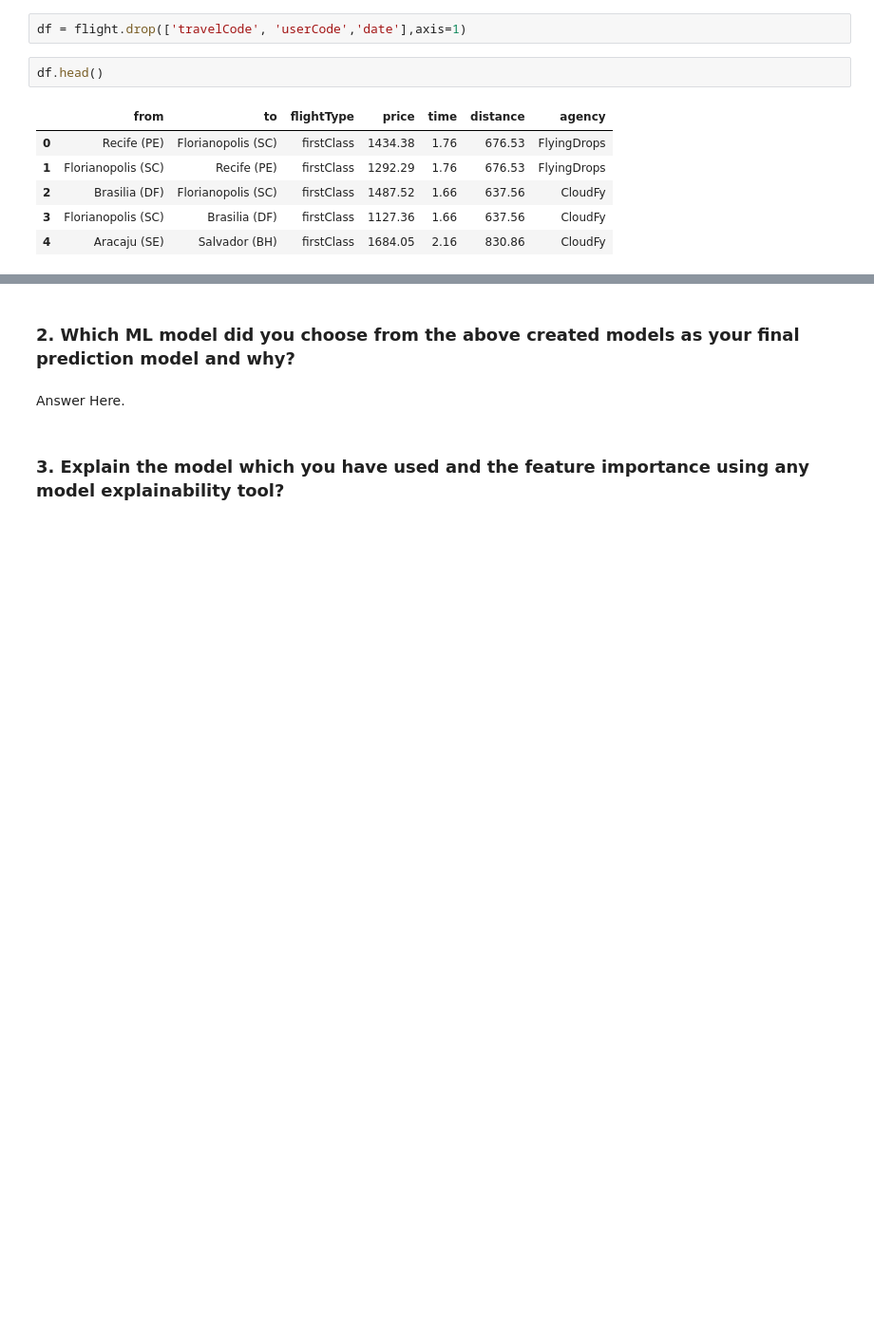
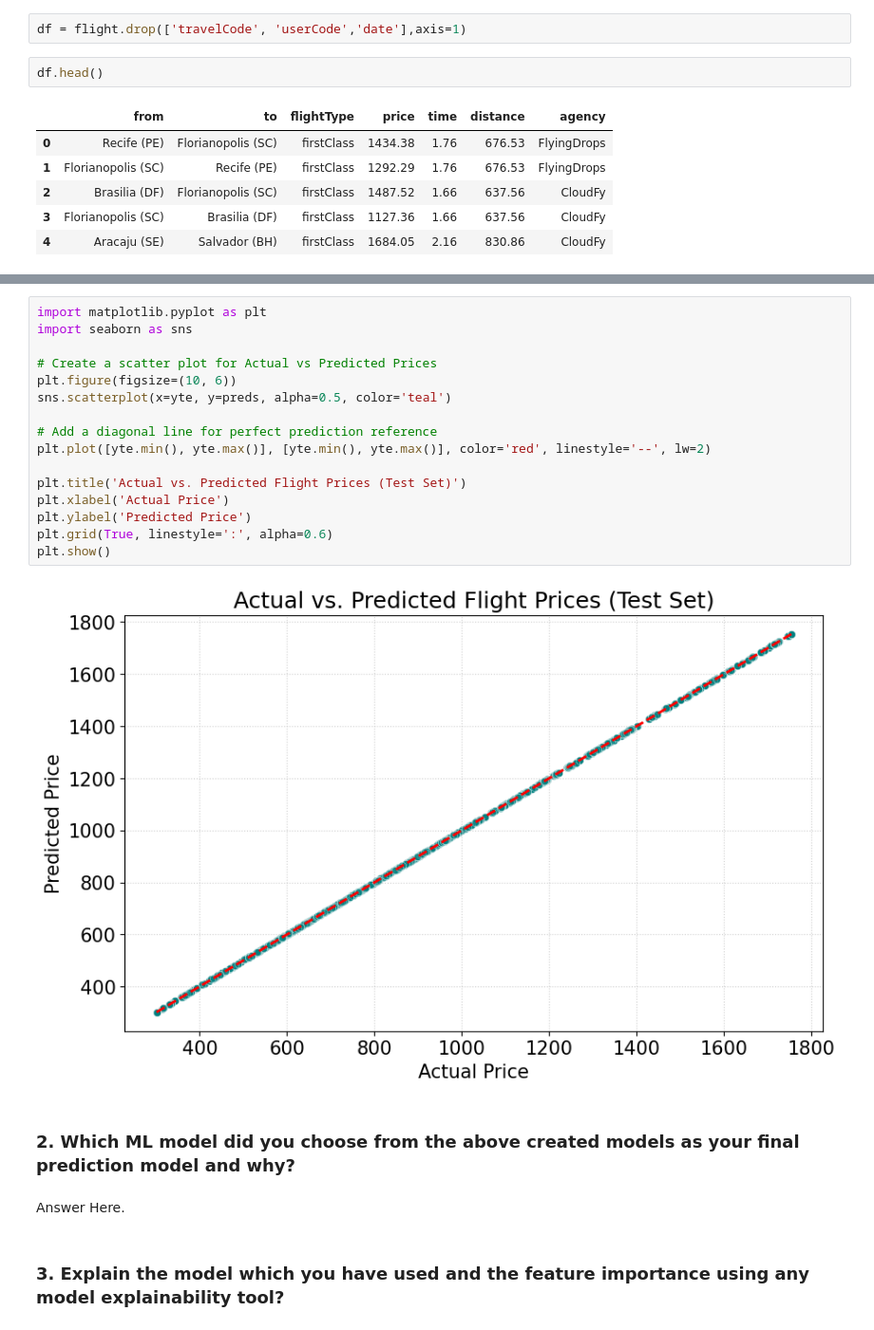
Before and after one commit to amol004/Voyage-Analytics-Integrating-MLOps-in-Travel, a Jupyter notebook: Capstone_Project_Productionization_of_ML_Systems.ipynb, the cells around one changed output, grey strips where cells are left out. Shown at 95% size. Cells and saved outputs as stored; diff of their text form; blank space fills up the shorter version.

```diff
--- a/Capstone_Project_Productionization_of_ML_Systems.ipynb
+++ b/Capstone_Project_Productionization_of_ML_Systems.ipynb
@@ -1603,3 +1587,21 @@ Comparison of Actual vs Predicted Prices (Test Set):
+# %%
+import matplotlib.pyplot as plt
+import seaborn as sns
+
+# Create a scatter plot for Actual vs Predicted Prices
+plt.figure(figsize=(10, 6))
+sns.scatterplot(x=yte, y=preds, alpha=0.5, color='teal')
+
+# Add a diagonal line for perfect prediction reference
+plt.plot([yte.min(), yte.max()], [yte.min(), yte.max()], color='red', linestyle='--', lw=2)
+
+plt.title('Actual vs. Predicted Flight Prices (Test Set)')
+plt.xlabel('Actual Price')
+plt.ylabel('Predicted Price')
+plt.grid(True, linestyle=':', alpha=0.6)
+plt.show()
+# %% [output]
+[figure, added]
 # %% [markdown]
 ### 2. Which ML model did you choose from the above created models as your final prediction model and why?
 # %% [markdown]
```
Also changed, not shown: parts of 7 cells of this notebook.
